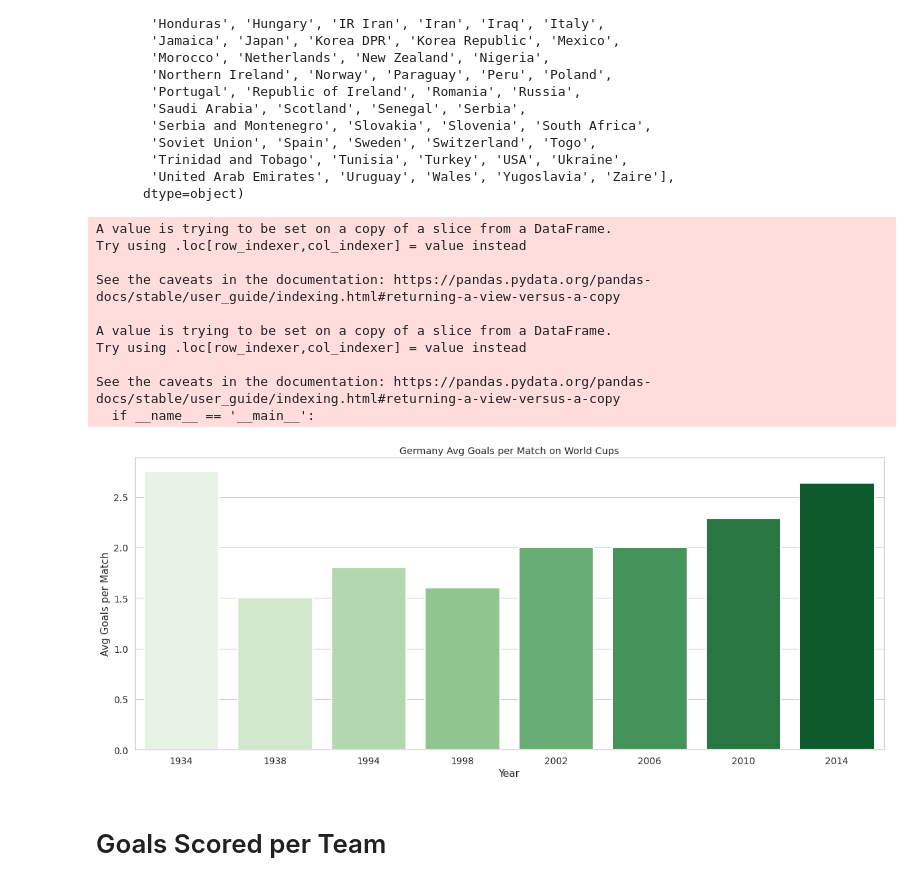
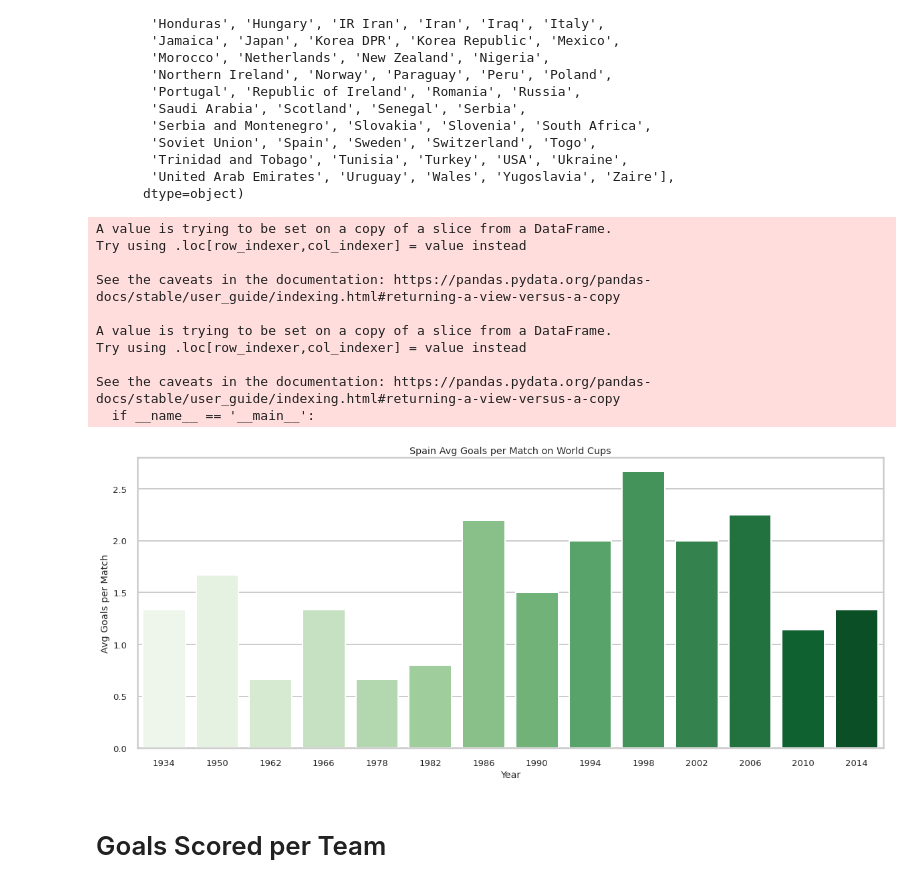
Before and after one commit to princeKike27/Fifa-World-Cup, a Jupyter notebook: FIFA_World_Cup.ipynb, the cells around one changed output. Saved outputs shown, nothing was run; the diff lists cells and outputs as text; code cells hidden in the pictures.

```diff
--- a/FIFA_World_Cup.ipynb
+++ b/FIFA_World_Cup.ipynb
@@ -171,20 +171,20 @@ def avg_goals_scored(country_info):
   plt.show()
 # %%
 # function test
-test_country = country_info('Germany', df_matches)
+test_country = country_info('Spain', df_matches)
 test_avg_goals_scored = avg_goals_scored(test_country)
 # %% [output]
 A value is trying to be set on a copy of a slice from a DataFrame.
 Try using .loc[row_indexer,col_indexer] = value instead
 
 See the caveats in the documentation: https://pandas.pydata.org/pandas-docs/stable/user_guide/indexing.html#returning-a-view-versus-a-copy
 
 A value is trying to be set on a copy of a slice from a DataFrame.
 Try using .loc[row_indexer,col_indexer] = value instead
 
 See the caveats in the documentation: https://pandas.pydata.org/pandas-docs/stable/user_guide/indexing.html#returning-a-view-versus-a-copy
   if __name__ == '__main__':
-[figure, old version]
+[figure, new version]
 # %% [markdown]
 # Goals Scored per Team
 # %%
```
Also changed, not shown: parts of 4 cells of this notebook.
